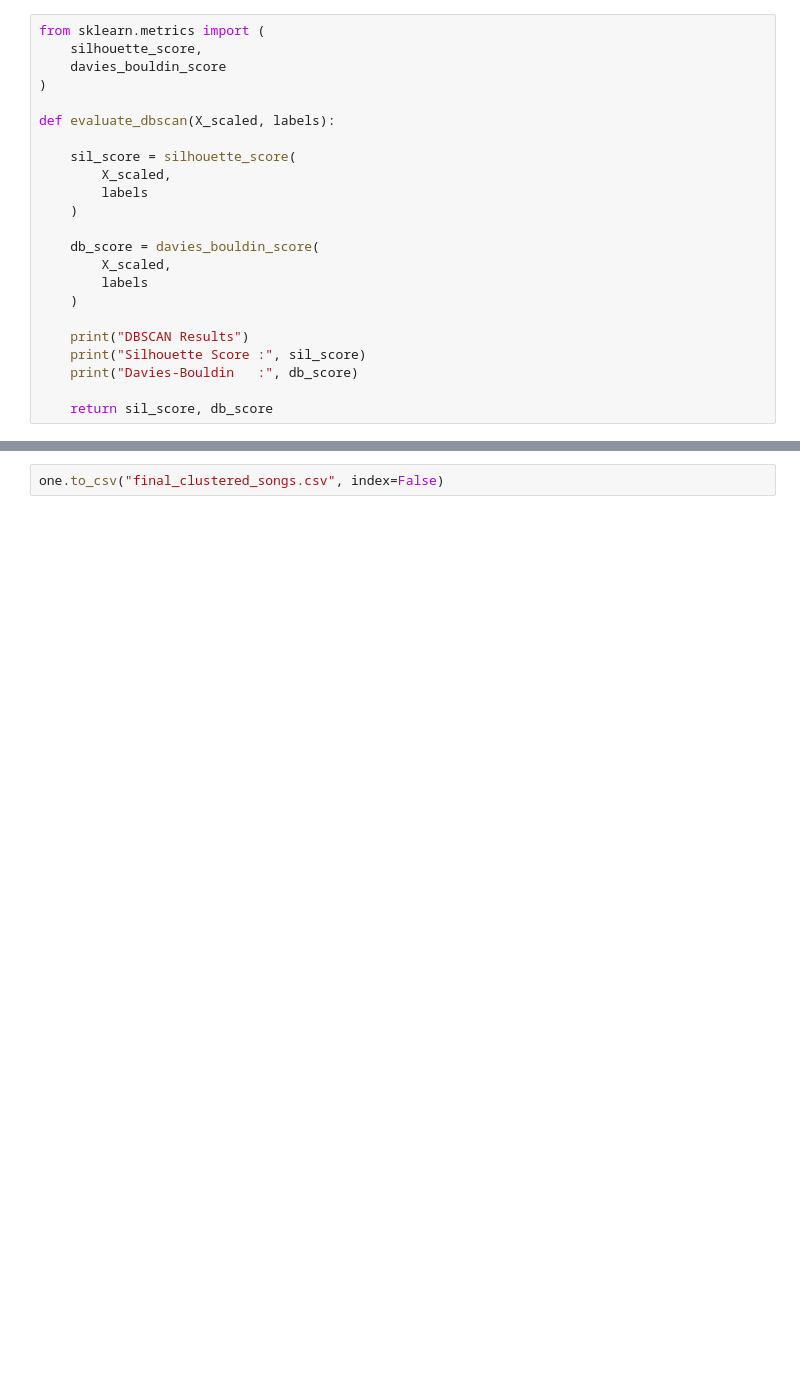
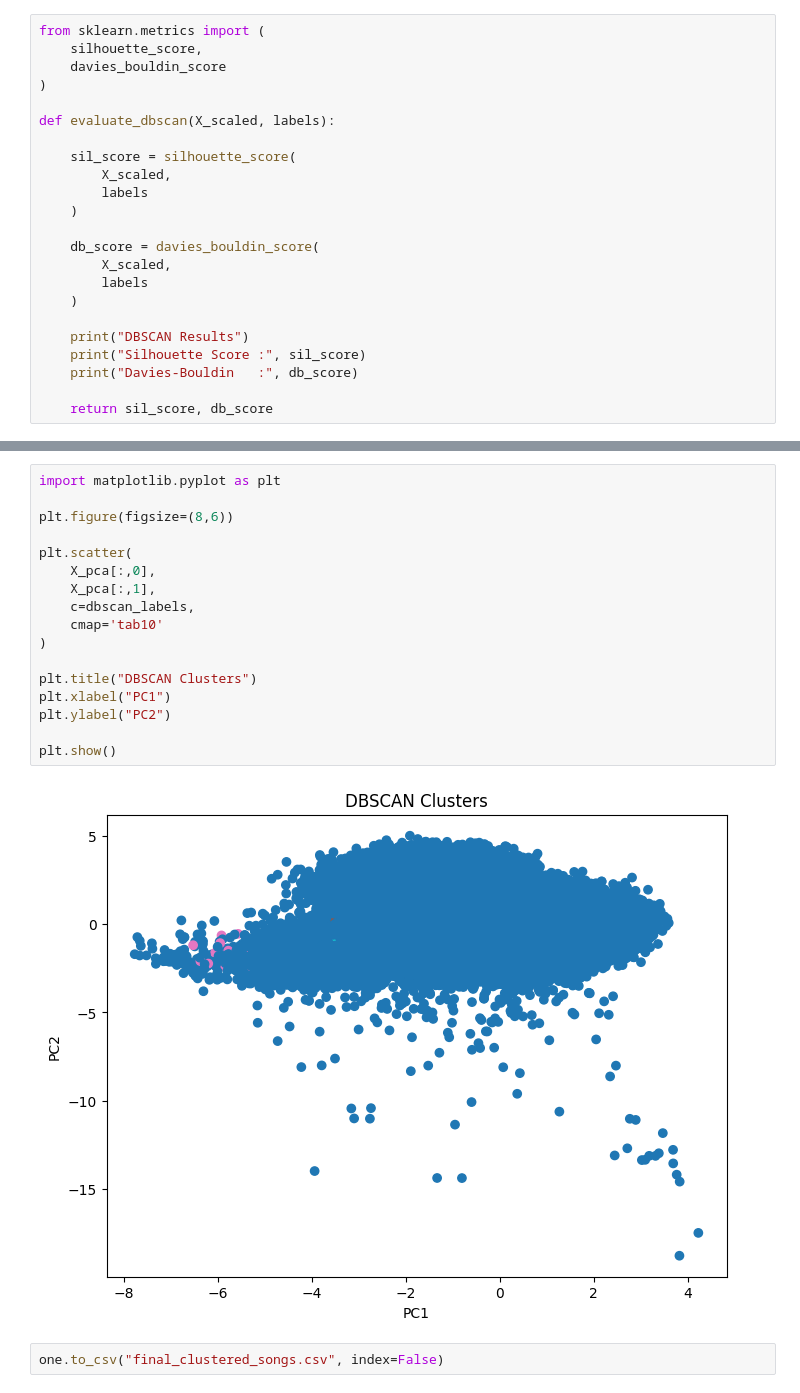
Before and after one commit to Jeevith-S/Music-Clustering-Project, a Jupyter notebook: Amazon_Music_Clustering.ipynb, the cells around one changed output, grey strips where cells are left out. Saved outputs shown, nothing was run; the diff lists cells and outputs as text; blank space fills up the shorter version.

```diff
--- a/Amazon_Music_Clustering.ipynb
+++ b/Amazon_Music_Clustering.ipynb
@@ -820,3 +838,22 @@ def evaluate_dbscan(X_scaled, labels):
+# %%
+import matplotlib.pyplot as plt
+
+plt.figure(figsize=(8,6))
+
+plt.scatter(
+    X_pca[:,0],
+    X_pca[:,1],
+    c=dbscan_labels,
+    cmap='tab10'
+)
+
+plt.title("DBSCAN Clusters")
+plt.xlabel("PC1")
+plt.ylabel("PC2")
+
+plt.show()
+# %% [output]
+[figure, added]
 # %%
 one.to_csv("final_clustered_songs.csv", index=False)
 # %%
```
Also changed, not shown: parts of 2 cells of this notebook.
